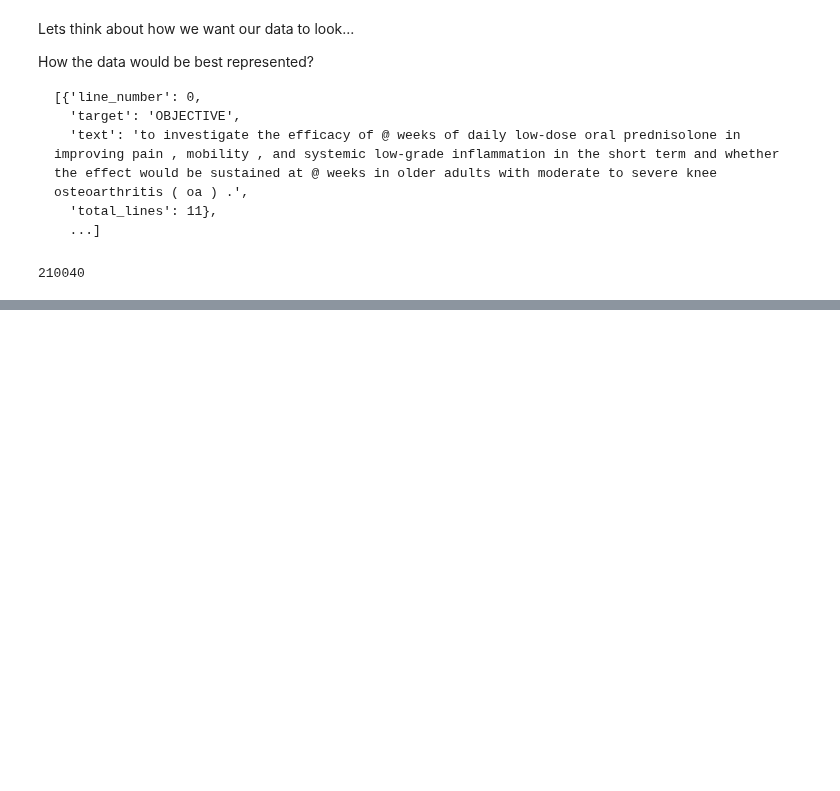
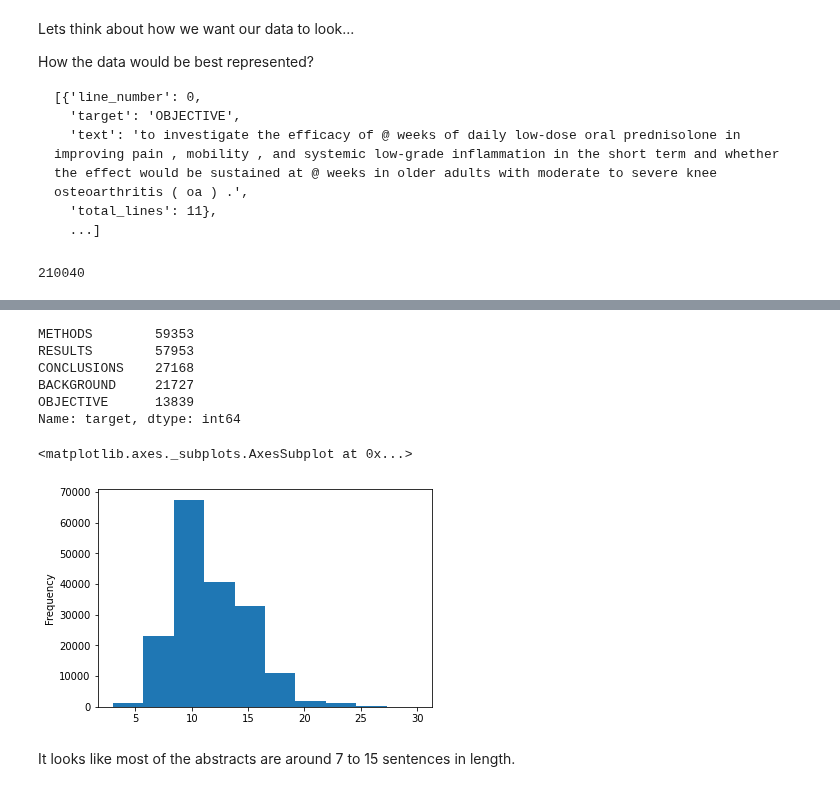
Before and after one commit to ashikshafi08/Learning_Tensorflow, a Jupyter notebook: Notebooks/Milestone_Project_2_SkimLit.ipynb, the cells around one changed output, grey strips where cells are left out. Cells and saved outputs as stored; diff of their text form; code cells hidden in the pictures; blank space fills up the shorter version.

```diff
--- a/Notebooks/Milestone_Project_2_SkimLit.ipynb
+++ b/Notebooks/Milestone_Project_2_SkimLit.ipynb
@@ -158,0 +237,8 @@ len(train_lines)
+# %%
+# Using the above function on our data samples
+%%time
+train_samples = preprocess_text_with_line_numbers(data_dir + "train.txt")
+val_samples = preprocess_text_with_line_numbers(data_dir + "dev.txt")
+test_samples = preprocess_text_with_line_numbers(data_dir + "test.txt")
+
+print(len(train_samples), len(val_samples), len(test_samples))
@@ -158,0 +270,7 @@ len(train_lines)
+# %%
+# Turning our dictionary into a DataFrame for better visualization
+import pandas as pd
+train_df = pd.DataFrame(train_samples)
+val_df = pd.DataFrame(val_samples)
+test_df = pd.DataFrame(test_samples)
+train_df.head(14)
@@ -158,0 +293,18 @@ len(train_lines)
+# %%
+# Distributions of labels (checking the balance spread of our labels)
+train_df.target.value_counts()
+# %% [output]
+METHODS        59353
+RESULTS        57953
+CONCLUSIONS    27168
+BACKGROUND     21727
+OBJECTIVE      13839
+Name: target, dtype: int64
+# %%
+# Distribution of our abstract length (spread of the abstract lines)
+train_df.total_lines.plot.hist()
+# %% [output]
+<matplotlib.axes._subplots.AxesSubplot at 0x...>
+[figure, added]
+# %% [markdown]
+It looks like most of the abstracts are around 7 to 15 sentences in length.
```
Also changed, not shown: parts of 67 cells of this notebook.
